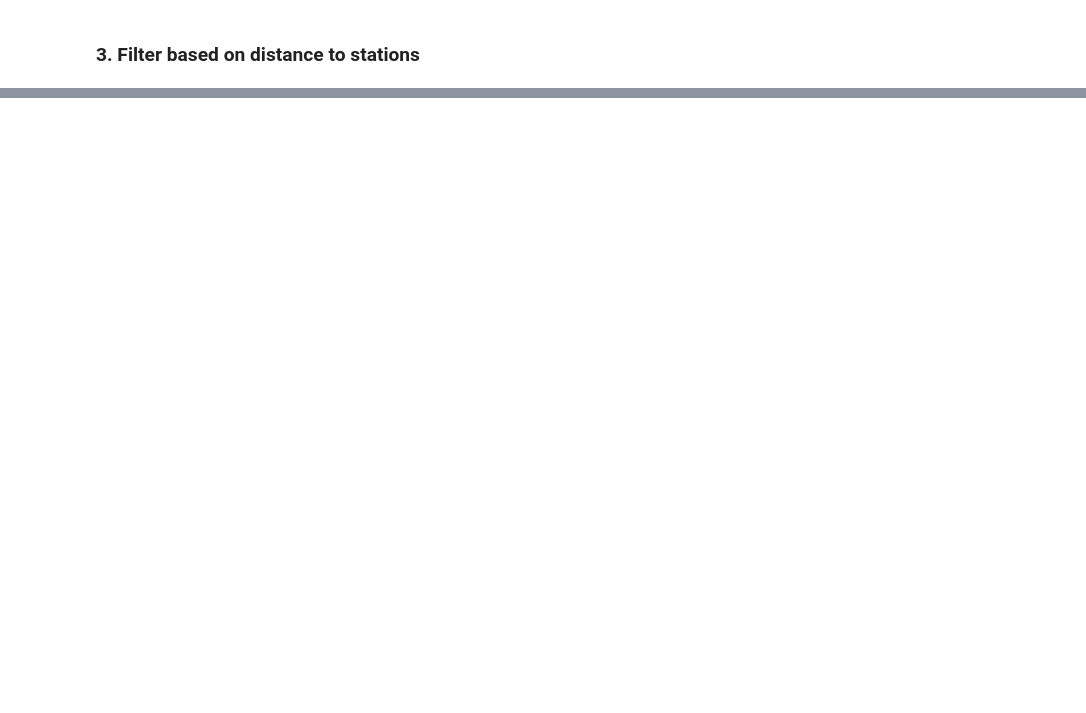
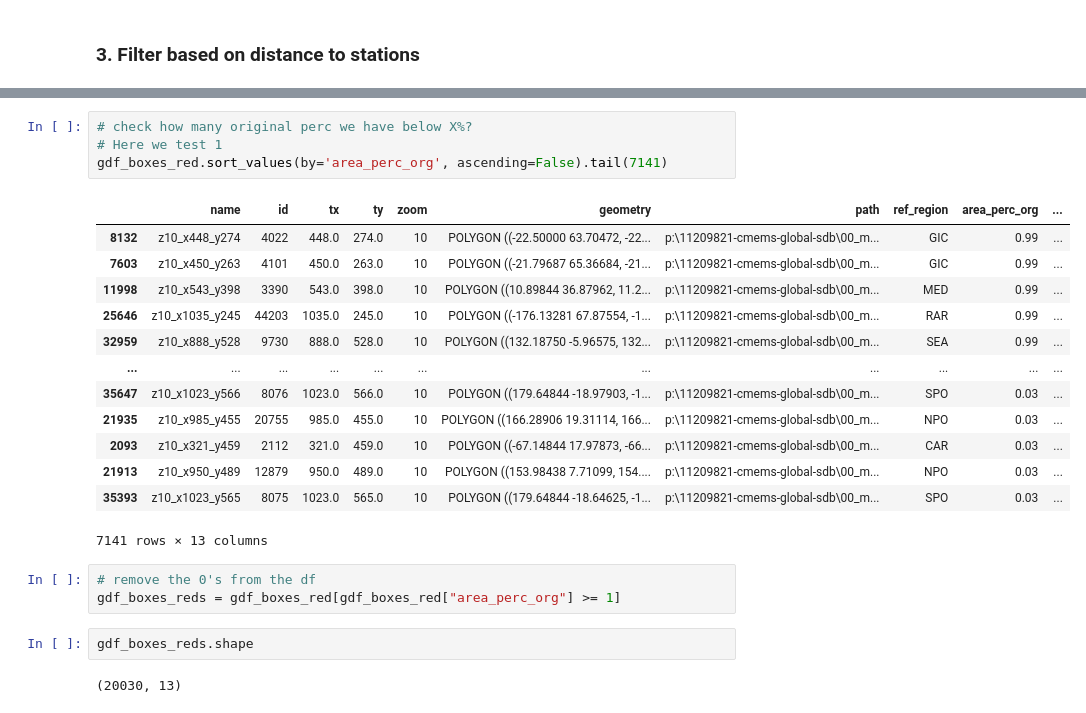
Before and after one commit to openearth/eo-bathymetry, a Jupyter notebook: notebooks/cmems-bathymetry/check_global_tiles.ipynb, the cells around one changed output, grey strips where cells are left out. Drawn from its saved outputs; the diff is of its cells as text; blank space fills up the shorter version.

```diff
--- a/notebooks/cmems-bathymetry/check_global_tiles.ipynb
+++ b/notebooks/cmems-bathymetry/check_global_tiles.ipynb
@@ -540,0 +788,25 @@ ctx.add_basemap(ax=ax, crs=gdf_boxes_.crs, attribution='', source=ctx.providers.
+# %%
+# check how many original perc we have below X%?
+# Here we test 1
+gdf_boxes_red.sort_values(by='area_perc_org', ascending=False).tail(7141)
+# %% [output]
+|  | name | id | tx | ty | zoom | geometry | path | ref_region | area_perc_org | ... |
+| 8132 | z10_x448_y274 | 4022 | 448.0 | 274.0 | 10 | POLYGON ((-22.50000 63.70472, -22... | p:\11209821-cmems-global-sdb\00_m... | GIC | 0.99 | ... |
+| 7603 | z10_x450_y263 | 4101 | 450.0 | 263.0 | 10 | POLYGON ((-21.79687 65.36684, -21... | p:\11209821-cmems-global-sdb\00_m... | GIC | 0.99 | ... |
+| 11998 | z10_x543_y398 | 3390 | 543.0 | 398.0 | 10 | POLYGON ((10.89844 36.87962, 11.2... | p:\11209821-cmems-global-sdb\00_m... | MED | 0.99 | ... |
+| 25646 | z10_x1035_y245 | 44203 | 1035.0 | 245.0 | 10 | POLYGON ((-176.13281 67.87554, -1... | p:\11209821-cmems-global-sdb\00_m... | RAR | 0.99 | ... |
+| 32959 | z10_x888_y528 | 9730 | 888.0 | 528.0 | 10 | POLYGON ((132.18750 -5.96575, 132... | p:\11209821-cmems-global-sdb\00_m... | SEA | 0.99 | ... |
+| ... | ... | ... | ... | ... | ... | ... | ... | ... | ... | ... |
+| 35647 | z10_x1023_y566 | 8076 | 1023.0 | 566.0 | 10 | POLYGON ((179.64844 -18.97903, -1... | p:\11209821-cmems-global-sdb\00_m... | SPO | 0.03 | ... |
+| 21935 | z10_x985_y455 | 20755 | 985.0 | 455.0 | 10 | POLYGON ((166.28906 19.31114, 166... | p:\11209821-cmems-global-sdb\00_m... | NPO | 0.03 | ... |
+| 2093 | z10_x321_y459 | 2112 | 321.0 | 459.0 | 10 | POLYGON ((-67.14844 17.97873, -66... | p:\11209821-cmems-global-sdb\00_m... | CAR | 0.03 | ... |
+| 21913 | z10_x950_y489 | 12879 | 950.0 | 489.0 | 10 | POLYGON ((153.98438 7.71099, 154.... | p:\11209821-cmems-global-sdb\00_m... | NPO | 0.03 | ... |
+| 35393 | z10_x1023_y565 | 8075 | 1023.0 | 565.0 | 10 | POLYGON ((179.64844 -18.64625, -1... | p:\11209821-cmems-global-sdb\00_m... | SPO | 0.03 | ... |
+7141 rows × 13 columns
+# %%
+# remove the 0's from the df
+gdf_boxes_reds = gdf_boxes_red[gdf_boxes_red["area_perc_org"] >= 1]
+# %%
+gdf_boxes_reds.shape
+# %% [output]
+(20030, 13)
```
Also changed, not shown: parts of 36 cells of this notebook.
